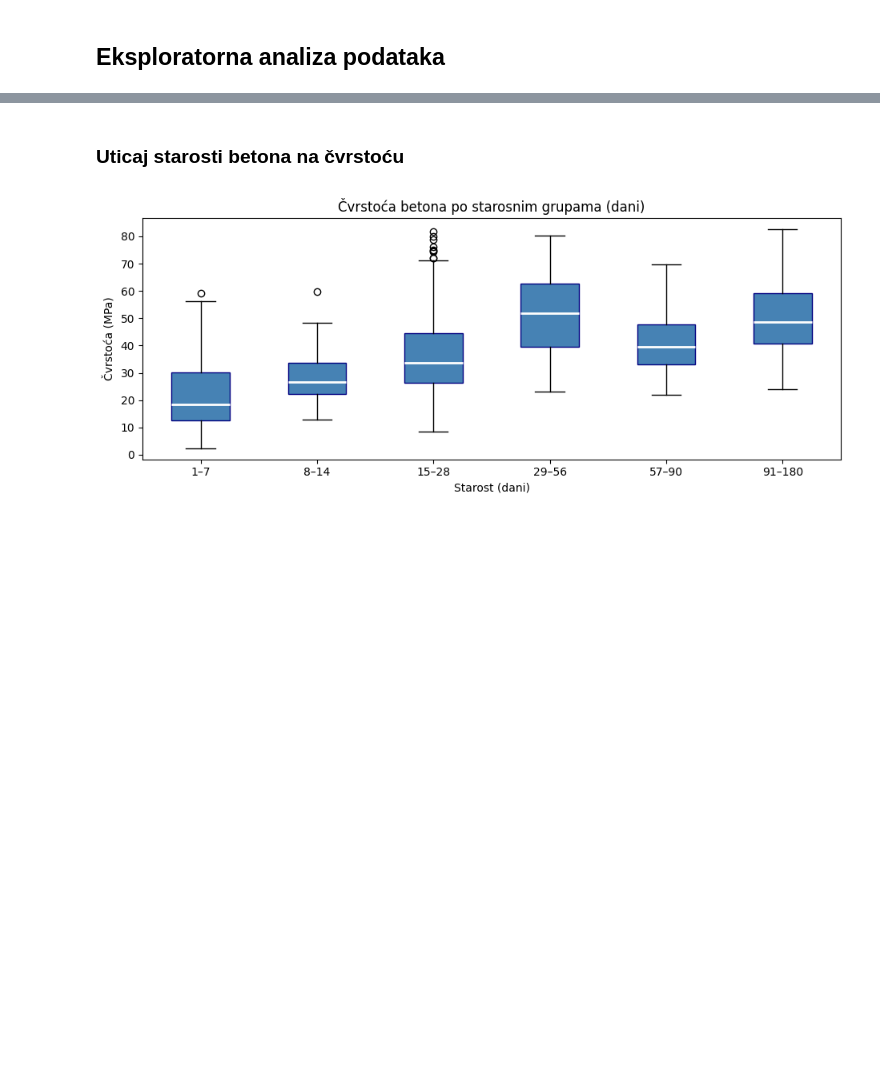
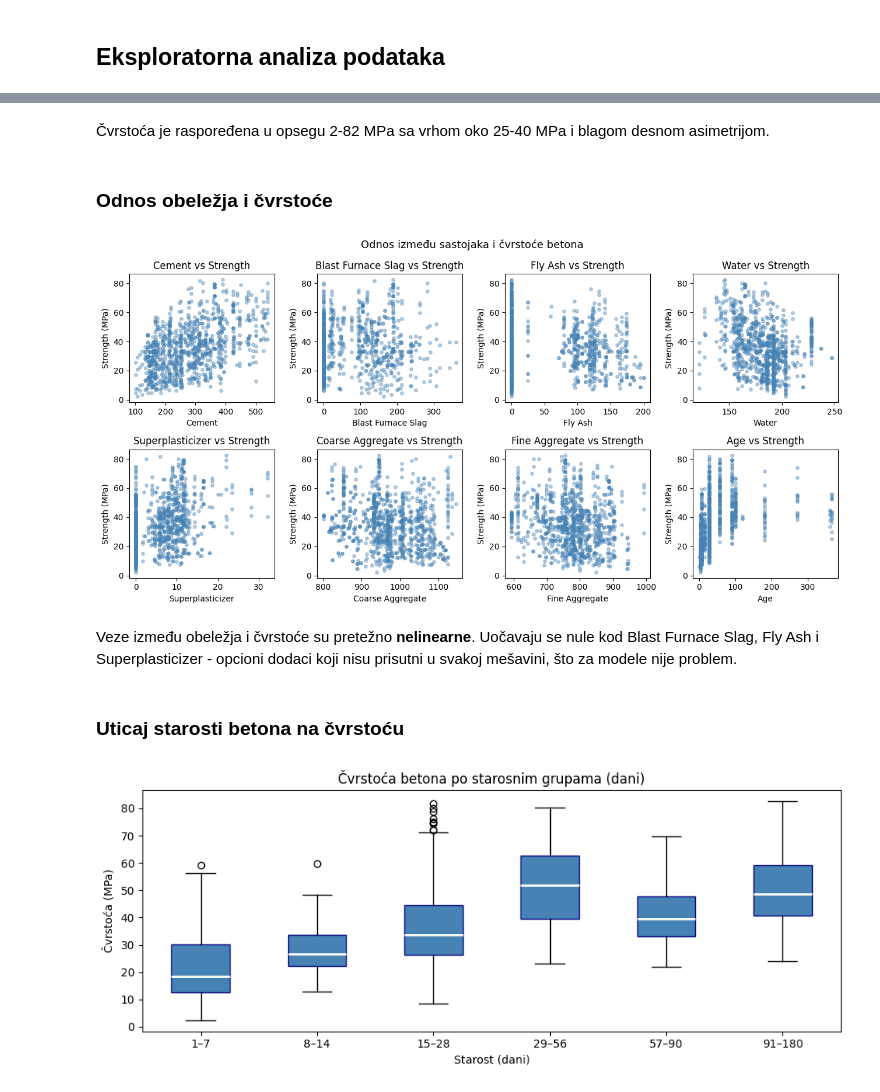
Before and after one commit to rev333nge/concrete-strength-prediction, a Jupyter notebook: notebook.ipynb, the cells around one changed output, grey strips where cells are left out. Cells and saved outputs as stored; diff of their text form; code cells hidden in the pictures; blank space fills up the shorter version.

```diff
--- a/notebook.ipynb
+++ b/notebook.ipynb
@@ -59,3 +90,13 @@ Dataset nema nedostajucih vrednosti. Postoji 25 duplikata (iste kombinacije sast
+# %% [markdown]
+Čvrstoća je raspoređena u opsegu 2-82 MPa sa vrhom oko 25-40 MPa i blagom desnom asimetrijom.
+# %% [markdown]
+### Odnos obeležja i čvrstoće
+# %%
+plot_scatter_vs_strength(df_feat)
+# %% [output]
+[figure, added]
+# %% [markdown]
+Veze između obeležja i čvrstoće su pretežno **nelinearne**. Uočavaju se nule kod Blast Furnace Slag, Fly Ash i Superplasticizer - opcioni dodaci koji nisu prisutni u svakoj mešavini, što za modele nije problem.
 # %% [markdown]
 ### Uticaj starosti betona na čvrstoću
 # %%
```
Also changed, not shown: parts of 13 cells of this notebook, 5 other files.
